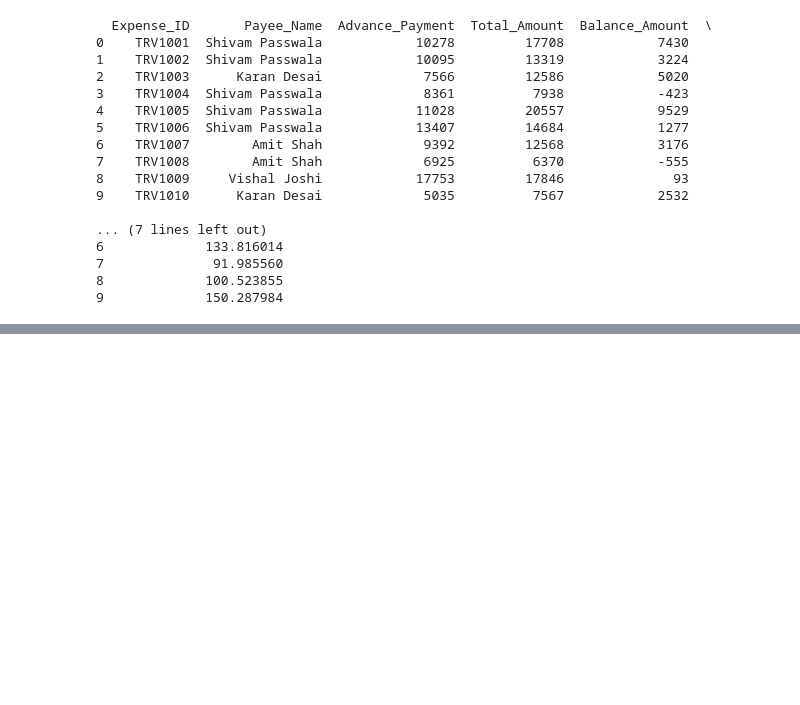
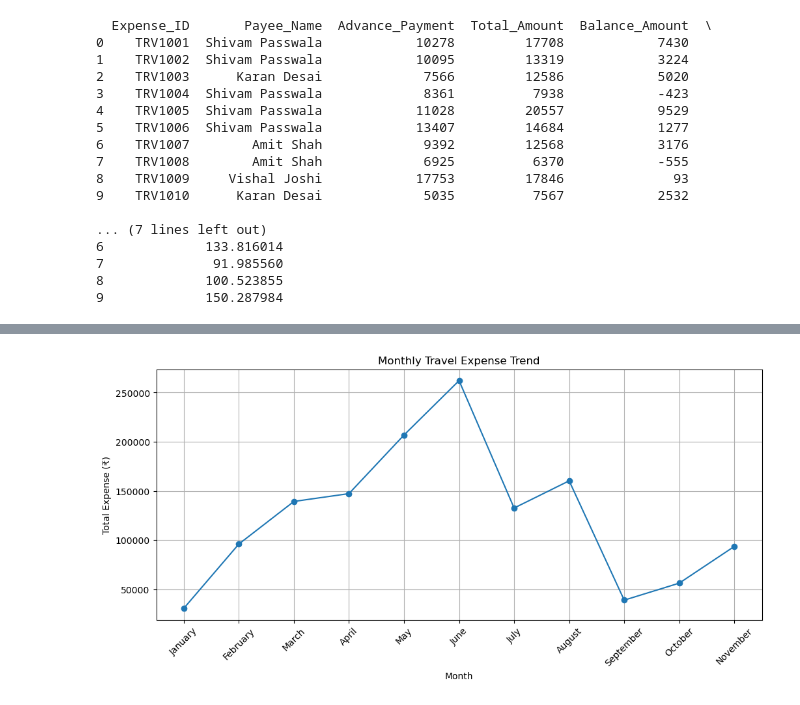
Before and after one commit to pushpendra-007/Travling-Expensive, a Jupyter notebook: Traveling.ipynb, the cells around one changed output, grey strips where cells are left out. Drawn from its saved outputs; the diff is of its cells as text; code cells hidden in the pictures; blank space fills up the shorter version.

```diff
--- a/Traveling.ipynb
+++ b/Traveling.ipynb
@@ -839,0 +943,14 @@ print(
+# %%
+month_order = [
+    "January", "February", "March", "April",
+    "May", "June", "July", "August",
+    "September", "October", "November", "December"
+]
+
+monthly_expense = (
+    df.groupby("Month", observed=False)["Total_Amount"]
+    .sum()
+    .reindex(month_order)
+)
+
+print(monthly_expense)
@@ -839,0 +972,22 @@ print(
+# %%
+import matplotlib.pyplot as plt
+
+monthly_expense = monthly_expense.dropna()
+
+plt.figure(figsize=(12, 5))
+
+plt.plot(
+    monthly_expense.index,
+    monthly_expense.values,
+    marker="o"
+)
+
+plt.title("Monthly Travel Expense Trend")
+plt.xlabel("Month")
+plt.ylabel("Total Expense (₹)")
+plt.xticks(rotation=45)
+plt.grid(True)
+
+plt.show()
+# %% [output]
+[figure, added]
```
Also changed, not shown: parts of 6 cells of this notebook.
